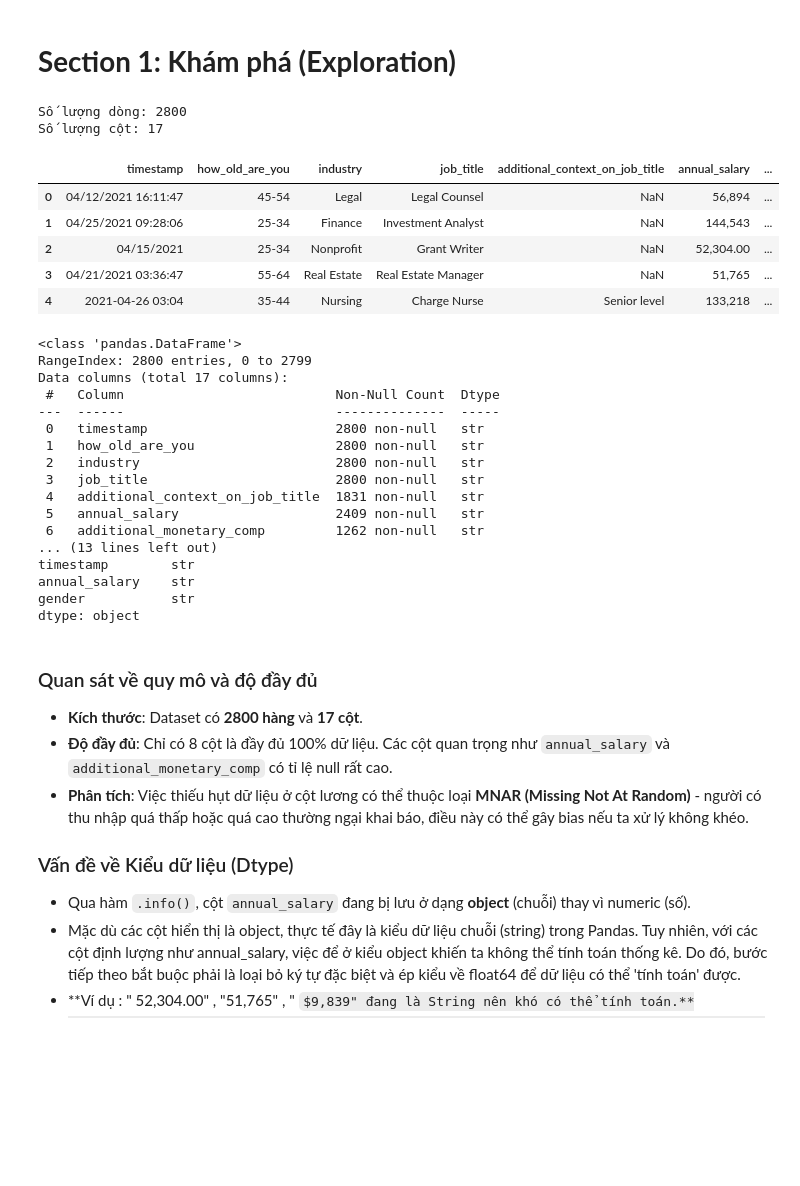
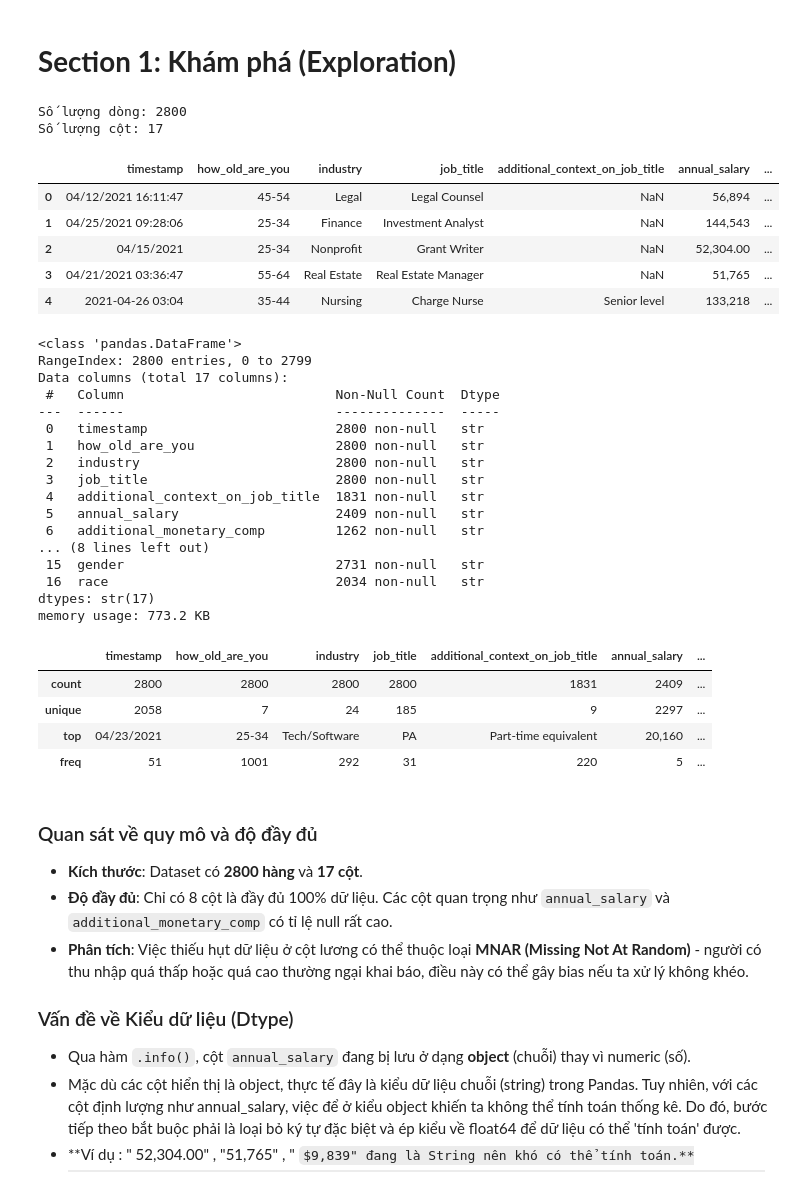
Before and after one commit to GiaHuy-K/DHV301_HuongNTC2, a Jupyter notebook: Handout2/salary_cleaning.ipynb, the cells around one changed output. Cells and saved outputs as stored; diff of their text form; code cells hidden in the pictures; some formulas as TeX source; blank space fills up the shorter version.

```diff
--- a/Handout2/salary_cleaning.ipynb
+++ b/Handout2/salary_cleaning.ipynb
@@ -12,38 +12,44 @@ df = pd.read_csv(file_path)
 # 1. Kiểm tra kích thước
 print(f"Số lượng dòng: {df.shape[0]}")
 print(f"Số lượng cột: {df.shape[1]}")
 
 # 2. Xem 5 dòng đầu tiên
 display(df.head())
 
 # 3. Kiểm tra kiểu dữ liệu và giá trị non-null
 df.info()
+df.describe(include='all')
 # %% [output]
 Số lượng dòng: 2800
 Số lượng cột: 17
 |  | timestamp | how_old_are_you | industry | job_title | additional_context_on_job_title | annual_salary | ... |
 | 0 | 04/12/2021 16:11:47 | 45-54 | Legal | Legal Counsel | NaN | 56,894 | ... |
 | 1 | 04/25/2021 09:28:06 | 25-34 | Finance | Investment Analyst | NaN | 144,543 | ... |
 | 2 | 04/15/2021 | 25-34 | Nonprofit | Grant Writer | NaN | 52,304.00 | ... |
 | 3 | 04/21/2021 03:36:47 | 55-64 | Real Estate | Real Estate Manager | NaN | 51,765 | ... |
 | 4 | 2021-04-26 03:04 | 35-44 | Nursing | Charge Nurse | Senior level | 133,218 | ... |
 <class 'pandas.DataFrame'>
 RangeIndex: 2800 entries, 0 to 2799
 Data columns (total 17 columns):
  #   Column                           Non-Null Count  Dtype
 ---  ------                           --------------  -----
  0   timestamp                        2800 non-null   str
  1   how_old_are_you                  2800 non-null   str
  2   industry                         2800 non-null   str
  3   job_title                        2800 non-null   str
  4   additional_context_on_job_title  1831 non-null   str
  5   annual_salary                    2409 non-null   str
  6   additional_monetary_comp         1262 non-null   str
-... (13 lines left out)
-timestamp        str
-annual_salary    str
-gender           str
-dtype: object
+... (8 lines left out)
+ 15  gender                           2731 non-null   str
+ 16  race                             2034 non-null   str
+dtypes: str(17)
+memory usage: 773.2 KB
+|  | timestamp | how_old_are_you | industry | job_title | additional_context_on_job_title | annual_salary | ... |
+| count | 2800 | 2800 | 2800 | 2800 | 1831 | 2409 | ... |
+| unique | 2058 | 7 | 24 | 185 | 9 | 2297 | ... |
+| top | 04/23/2021 | 25-34 | Tech/Software | PA | Part-time equivalent | 20,160 | ... |
+| freq | 51 | 1001 | 292 | 31 | 220 | 5 | ... |
 # %% [markdown]
 
 ###  Quan sát về quy mô và độ đầy đủ
```
Also changed, not shown: parts of 10 cells of this notebook, 2 other files.
